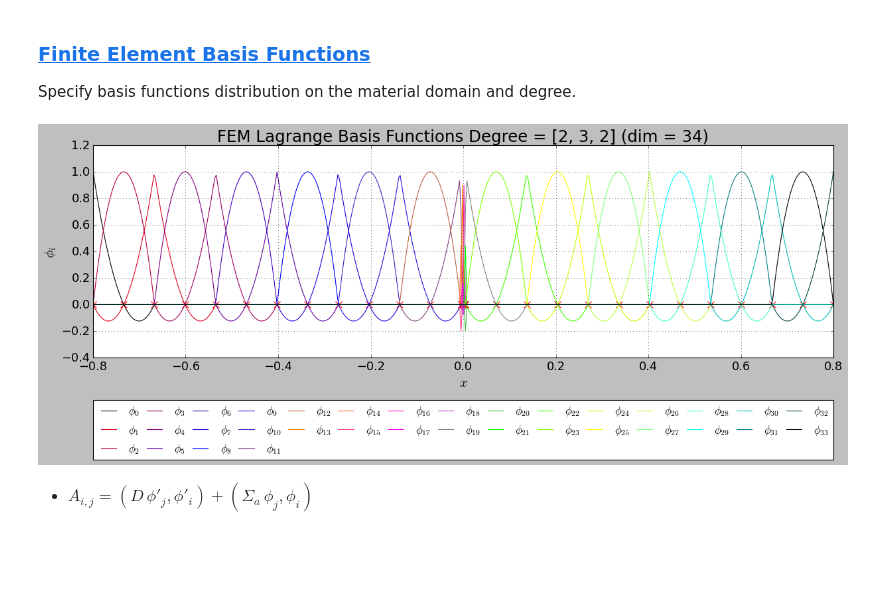
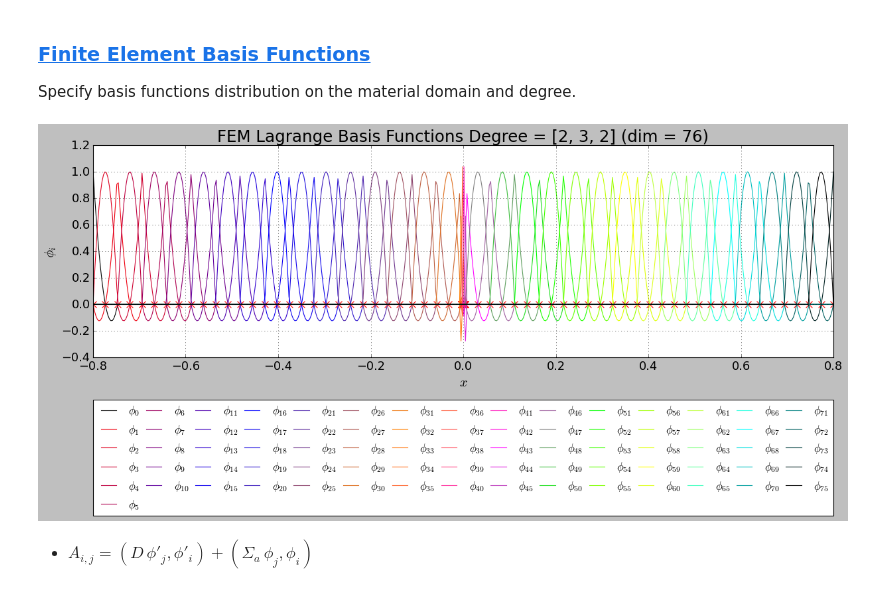
Before and after one commit to dpploy/engy-5050, a Jupyter notebook: notebooks/02-diff-plane-source.ipynb, the cells around one changed output. Drawn from its saved outputs; the diff is of its cells as text; code cells hidden in the pictures; blank space fills up the shorter version.

Commit message:
Improved plots and added data for point source

```diff
--- a/notebooks/02-diff-plane-source.ipynb
+++ b/notebooks/02-diff-plane-source.ipynb
@@ -273,14 +273,14 @@ Specify basis functions distribution on the material domain and degree.
 # %%
 '''Build basis functions'''
 from engy_5310.toolkit import LagrangeFEMBasis
 
 degree = [2,3,2]
-n_elem = [6,3,6] # make sure to use an odd number of element in the central source domain
+n_elem = [15,5,15] # make sure to use an odd number of element in the central source domain
 
 femlb = LagrangeFEMBasis(degree=degree, n_elem=n_elem, x_partition=[x_a, -x_s, x_s, x_b])
 femlb.plot(n_plot_pts=500, n_legend_cols=15)
 # %% [output]
-[figure, old version]
+[figure, new version]
 # %% [markdown]
   + $A_{i,j} = (D\,\phi'_j,\phi'_i) + (\Sigma_a\,\phi_j,\phi_i) $
 # %%
```
Also changed, not shown: parts of 23 cells of this notebook, 5 other files.
